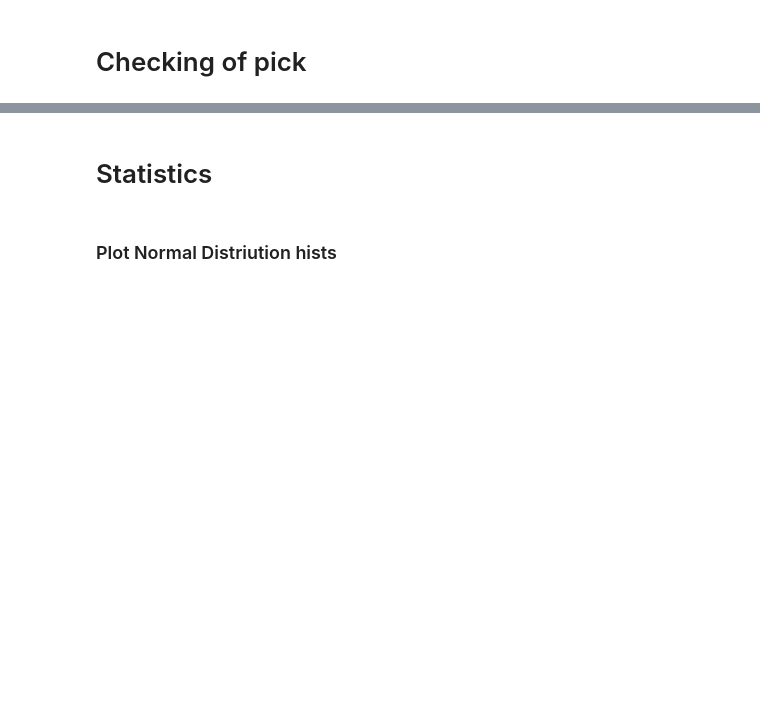
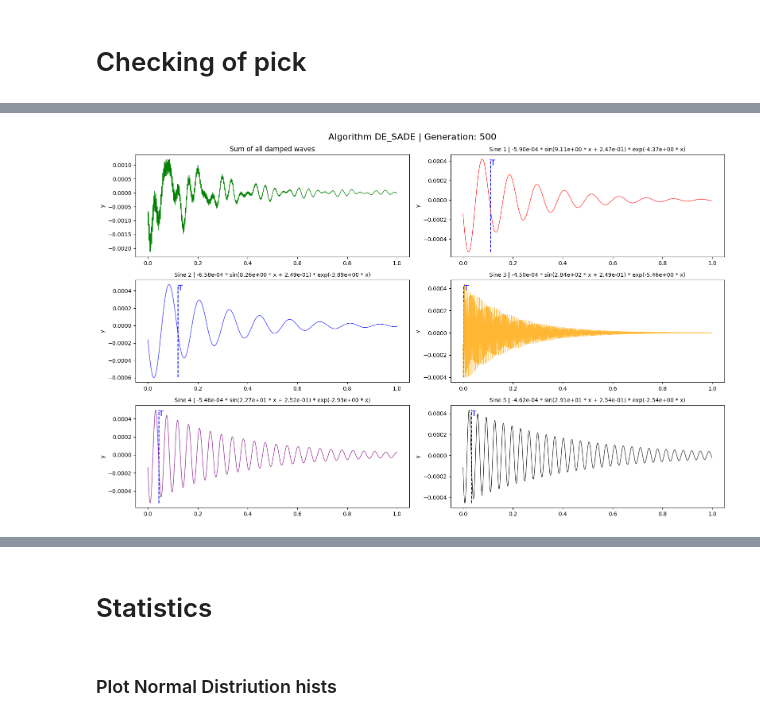
Before and after one commit to RaLLy08/msap-data-analysis, a Jupyter notebook: ga_as_de/stats_ga_as_de.ipynb, the cells around one changed output, grey strips where cells are left out. Drawn from its saved outputs; the diff is of its cells as text; code cells hidden in the pictures; blank space fills up the shorter version.

```diff
--- a/ga_as_de/stats_ga_as_de.ipynb
+++ b/ga_as_de/stats_ga_as_de.ipynb
@@ -96,0 +208,58 @@ log_file_content[0][0][0]
+# %%
+
+algorithm = 'DE_SADE'
+params =  all_sine_per_run[algorithm][('params', 'paths')][0]
+paths = all_sine_per_run[algorithm][('params', 'paths')][1]
+
+generation_index = 500
+duration = 1
+sample_rate = 1000
+
+sine_waves = params[0][generation_index]
+
+# plot sum
+
+x = np.linspace(0, duration, int(duration * sample_rate), endpoint=False)
+y_sum = get_sine_wave_sum(x, sine_waves, duration, sample_rate)
+
+plt.figure(figsize=(16, 10))
+plt.suptitle(f'Algorithm {algorithm} | Generation: {generation_index}', fontsize=16)
+plt.subplot(3, 2, 1)
+
+plt.plot(x, y_sum, color='green', alpha=1, linewidth=1)
+
+plt.title('Sum of all damped waves')
+plt.ylabel('y')
+
+#
+
+# plot separete
+
+colors = ['red', 'blue', 'orange', 'purple', 'black']
+for i in range(0, 5):
+    params_i = params[0][generation_index][i]
+    amplitude, frequency, phase, decay = params_i
+
+    x = np.linspace(0, duration, int(duration * sample_rate), endpoint=False)
+    y_i = get_sine_wave_points_one(x, params_i)
+
+    plt.subplot(3, 2, i + 2)
+
+    period = 1 / frequency
+
+    if (period <= DURATION):
+        plt.plot([period, period], [min(y_i), max(y_i)], 'b--', label='T')
+        plt.text(period, max(y_i), 'T', fontsize=14, color='b', verticalalignment='top')
+
+    plt.plot(
+        x, y_i,
+        label=f'Sine {i+1}', alpha=0.8, color=colors[i], linewidth=1
+    )
+    plt.title(f'Sine {i+1} | {fmt_sci(amplitude)} * sin({fmt_sci(frequency)} * x + {fmt_sci(phase)}) * exp(-{fmt_sci(decay)} * x)', fontsize=10)
+    plt.ylabel('y')
+
+plt.tight_layout()
+
+#
+# %% [output]
+[figure, added]
```
Also changed, not shown: parts of 58 cells of this notebook.
